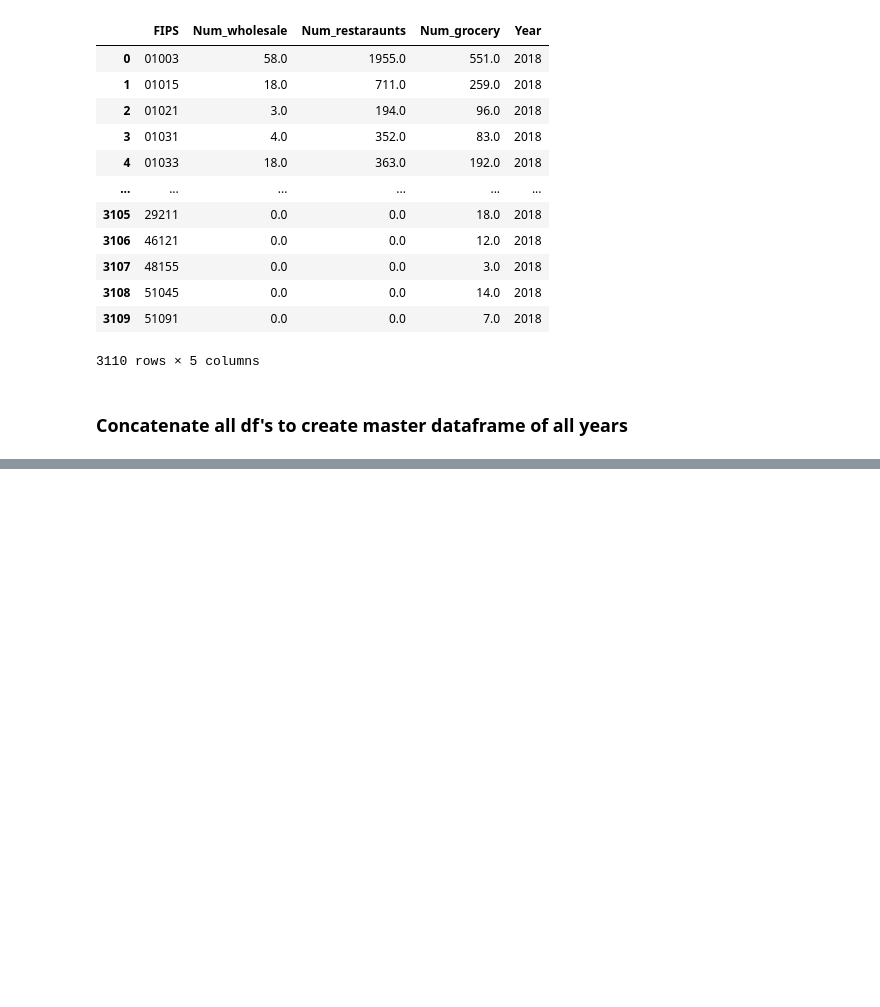
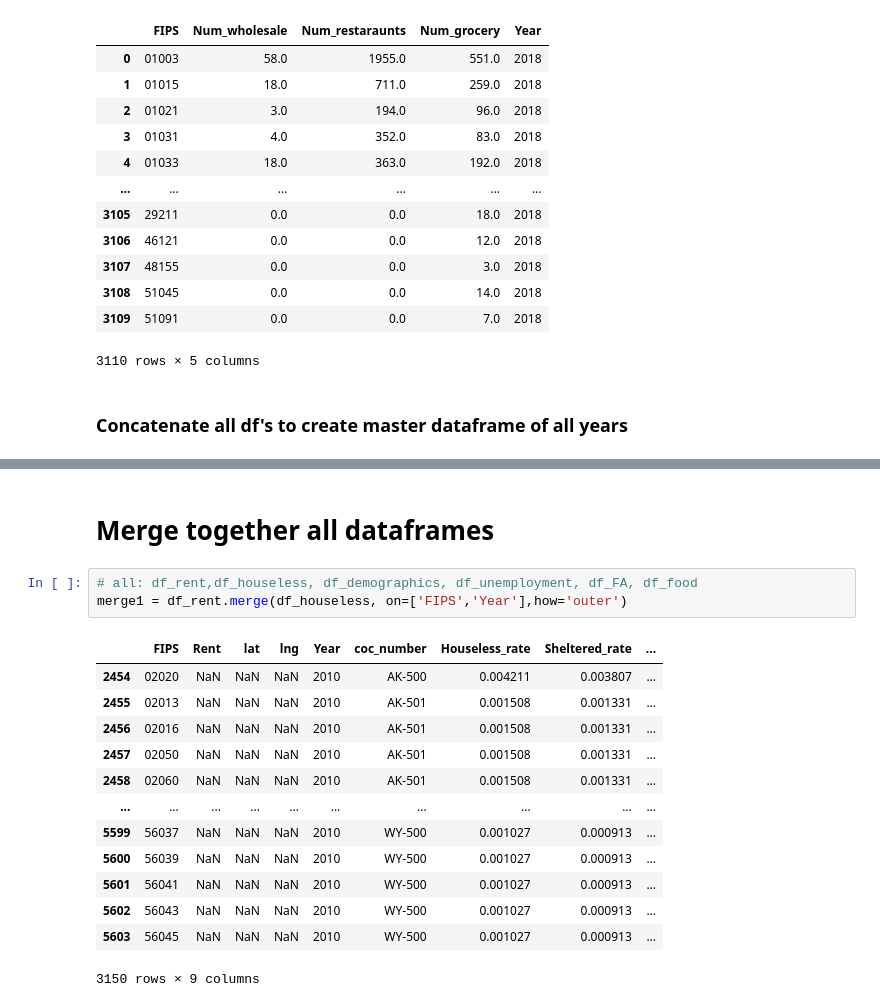
Before and after one commit to khyateed/projecting-food-insecurity, a Jupyter notebook: notebooks/cleaning.ipynb, the cells around one changed output, grey strips where cells are left out. Cells and saved outputs as stored; diff of their text form; blank space fills up the shorter version.

```diff
--- a/notebooks/cleaning.ipynb
+++ b/notebooks/cleaning.ipynb
@@ -1377,0 +1399,19 @@ df_food = pd.concat([df_food_09,df_food_10,df_food_11,df_food_12,df_food_13,df_f
+# %% [markdown]
+# Merge together all dataframes
+# %%
+# all: df_rent,df_houseless, df_demographics, df_unemployment, df_FA, df_food
+merge1 = df_rent.merge(df_houseless, on=['FIPS','Year'],how='outer')
+# %% [output]
+|  | FIPS | Rent | lat | lng | Year | coc_number | Houseless_rate | Sheltered_rate | ... |
+| 2454 | 02020 | NaN | NaN | NaN | 2010 | AK-500 | 0.004211 | 0.003807 | ... |
+| 2455 | 02013 | NaN | NaN | NaN | 2010 | AK-501 | 0.001508 | 0.001331 | ... |
+| 2456 | 02016 | NaN | NaN | NaN | 2010 | AK-501 | 0.001508 | 0.001331 | ... |
+| 2457 | 02050 | NaN | NaN | NaN | 2010 | AK-501 | 0.001508 | 0.001331 | ... |
+| 2458 | 02060 | NaN | NaN | NaN | 2010 | AK-501 | 0.001508 | 0.001331 | ... |
+| ... | ... | ... | ... | ... | ... | ... | ... | ... | ... |
+| 5599 | 56037 | NaN | NaN | NaN | 2010 | WY-500 | 0.001027 | 0.000913 | ... |
+| 5600 | 56039 | NaN | NaN | NaN | 2010 | WY-500 | 0.001027 | 0.000913 | ... |
+| 5601 | 56041 | NaN | NaN | NaN | 2010 | WY-500 | 0.001027 | 0.000913 | ... |
+| 5602 | 56043 | NaN | NaN | NaN | 2010 | WY-500 | 0.001027 | 0.000913 | ... |
+| 5603 | 56045 | NaN | NaN | NaN | 2010 | WY-500 | 0.001027 | 0.000913 | ... |
+3150 rows × 9 columns
```
Also changed, not shown: parts of 13 cells of this notebook.
